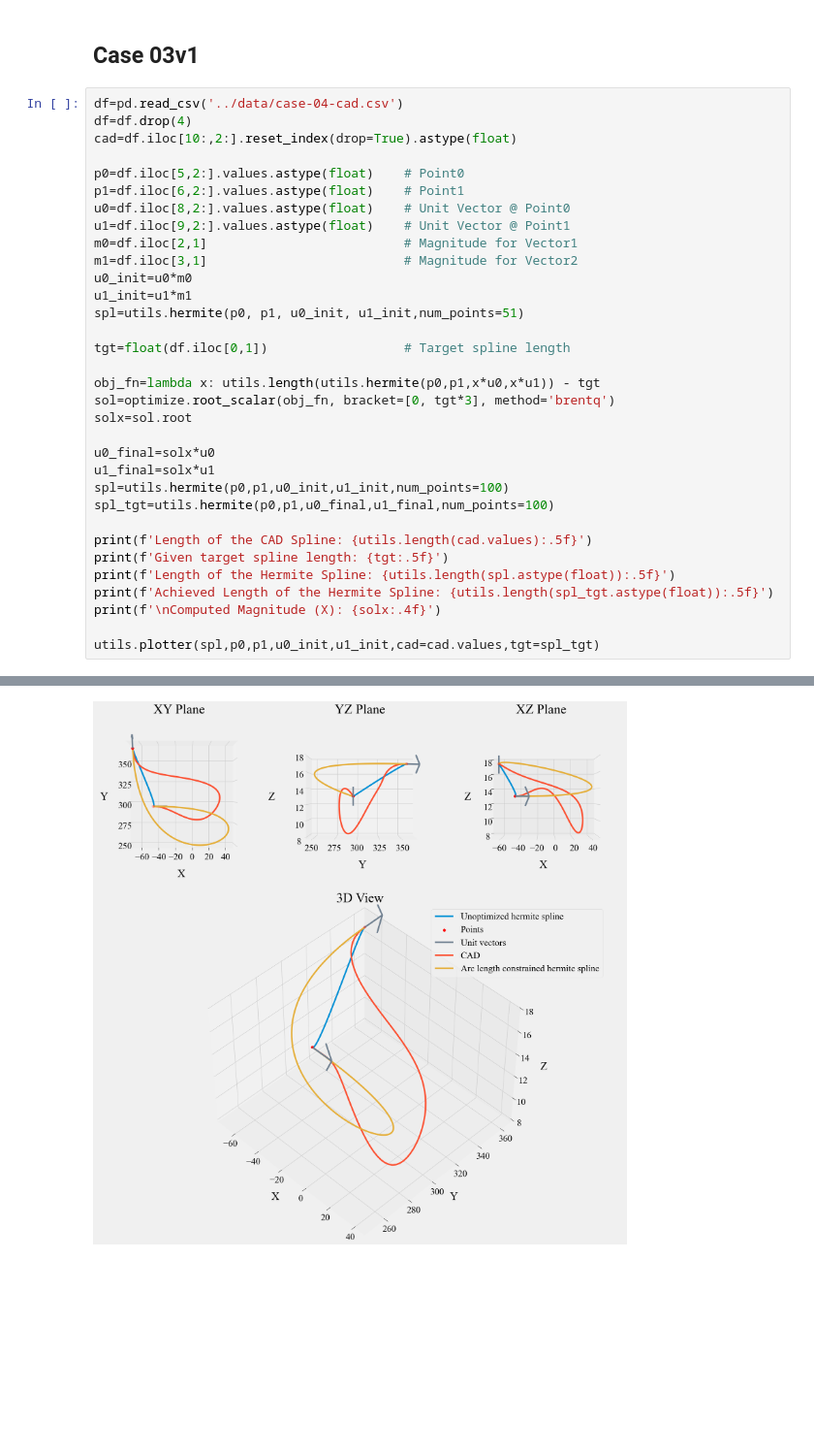
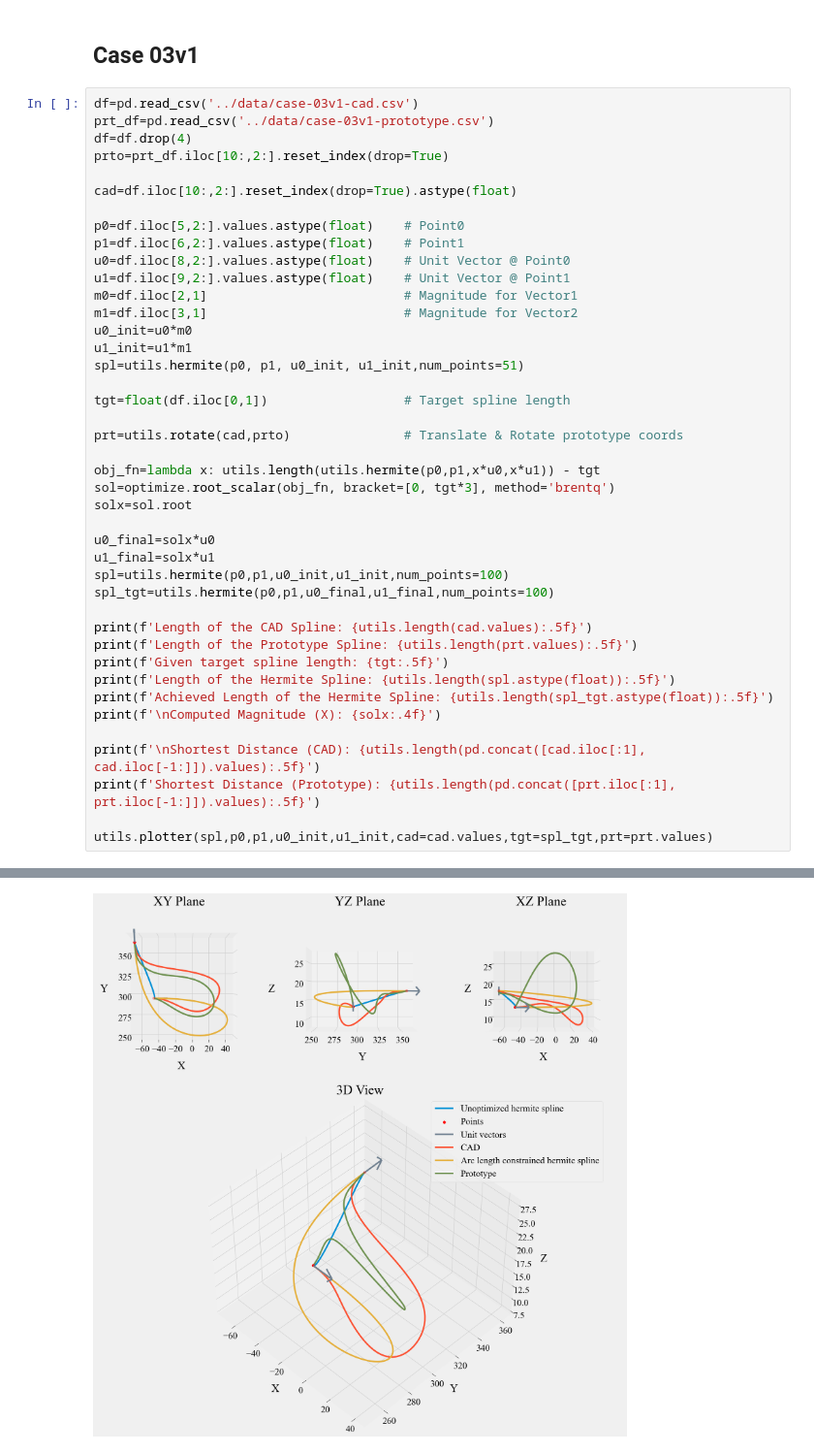
Before and after one commit to pranavduraisamy/spline-valeo, a Jupyter notebook: hermite/03-case-compare.ipynb, the cells around one changed output, grey strips where cells are left out. Shown at 97% size. Drawn from its saved outputs; the diff is of its cells as text; blank space fills up the shorter version.

```diff
--- a/hermite/03-case-compare.ipynb
+++ b/hermite/03-case-compare.ipynb
@@ -153,8 +158,11 @@ Computed Magnitude (X): 498.1729
 # %% [markdown]
 ## Case 03v1
 # %%
-df=pd.read_csv('../data/case-04-cad.csv')
+df=pd.read_csv('../data/case-03v1-cad.csv')
+prt_df=pd.read_csv('../data/case-03v1-prototype.csv')
 df=df.drop(4)
+prto=prt_df.iloc[10:,2:].reset_index(drop=True)
+
 cad=df.iloc[10:,2:].reset_index(drop=True).astype(float)
 
 p0=df.iloc[5,2:].values.astype(float)    # Point0
@@ -169,6 +177,8 @@ spl=utils.hermite(p0, p1, u0_init, u1_init,num_points=51)
 
 tgt=float(df.iloc[0,1])                  # Target spline length
 
+prt=utils.rotate(cad,prto)               # Translate & Rotate prototype coords
+
 obj_fn=lambda x: utils.length(utils.hermite(p0,p1,x*u0,x*u1)) - tgt
 sol=optimize.root_scalar(obj_fn, bracket=[0, tgt*3], method='brentq')
 solx=sol.root
@@ -179,11 +189,15 @@ spl=utils.hermite(p0,p1,u0_init,u1_init,num_points=100)
 spl_tgt=utils.hermite(p0,p1,u0_final,u1_final,num_points=100)
 
 print(f'Length of the CAD Spline: {utils.length(cad.values):.5f}')
+print(f'Length of the Prototype Spline: {utils.length(prt.values):.5f}')
 print(f'Given target spline length: {tgt:.5f}')
 print(f'Length of the Hermite Spline: {utils.length(spl.astype(float)):.5f}')
 print(f'Achieved Length of the Hermite Spline: {utils.length(spl_tgt.astype(float)):.5f}')
 print(f'\nComputed Magnitude (X): {solx:.4f}')
 
-utils.plotter(spl,p0,p1,u0_init,u1_init,cad=cad.values,tgt=spl_tgt)
+print(f'\nShortest Distance (CAD): {utils.length(pd.concat([cad.iloc[:1], cad.iloc[-1:]]).values):.5f}')
+print(f'Shortest Distance (Prototype): {utils.length(pd.concat([prt.iloc[:1], prt.iloc[-1:]]).values):.5f}')
+
+utils.plotter(spl,p0,p1,u0_init,u1_init,cad=cad.values,tgt=spl_tgt,prt=prt.values)
 # %% [output]
 Length of the CAD Spline: 218.95943
@@ -195 +213 @@ Computed Magnitude (X): 600.0915
-[figure, old version]
+[figure, new version]
```
Also changed, not shown: parts of 4 cells of this notebook, 3 other files.
